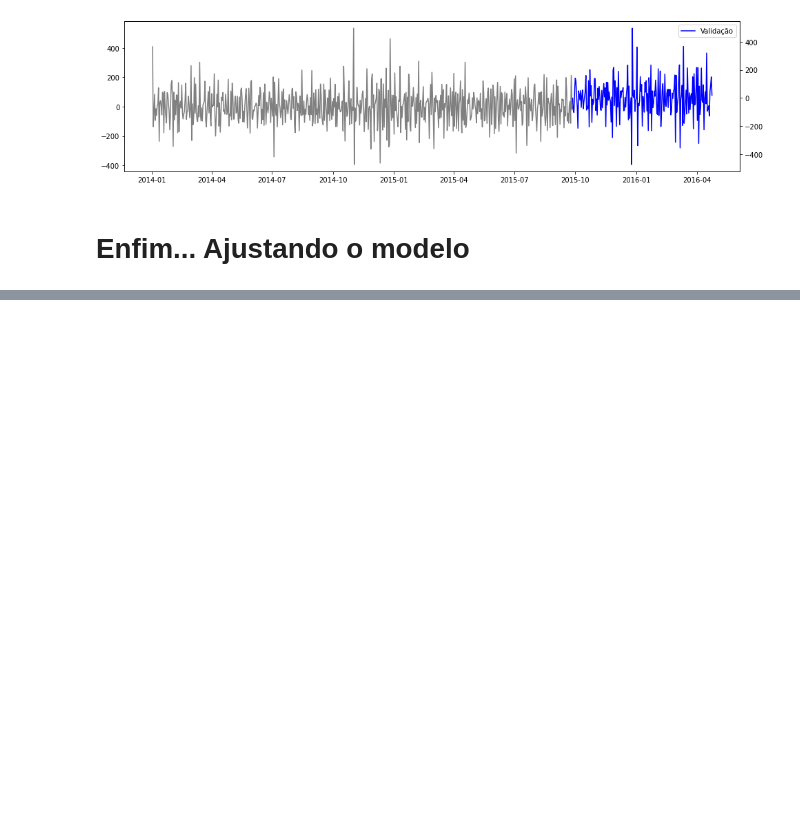
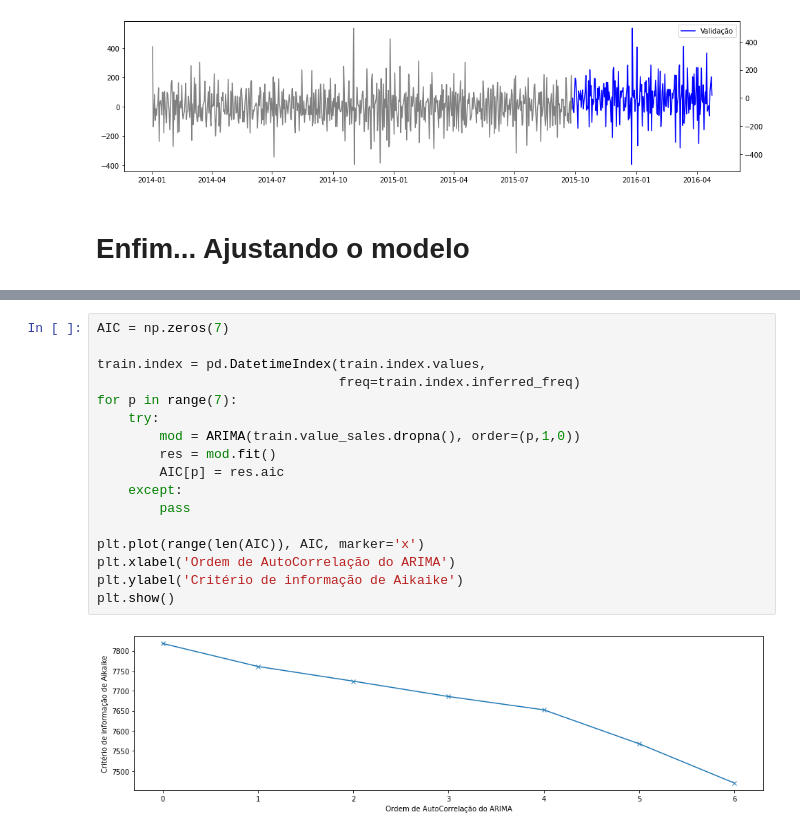
Before and after one commit to lucasmarchioro/TimeSeriesIntro, a Jupyter notebook: TimeSeries_Exemplos.ipynb, the cells around one changed output, grey strips where cells are left out. Cells and saved outputs as stored; diff of their text form; blank space fills up the shorter version.

```diff
--- a/TimeSeries_Exemplos.ipynb
+++ b/TimeSeries_Exemplos.ipynb
@@ -268,0 +344,19 @@ Ou até em modelos robustos que tem tal intuito, tal como o *Redes neurais com a
+# %%
+AIC = np.zeros(7)
+
+train.index = pd.DatetimeIndex(train.index.values,
+                               freq=train.index.inferred_freq)
+for p in range(7):
+    try:
+        mod = ARIMA(train.value_sales.dropna(), order=(p,1,0))
+        res = mod.fit()
+        AIC[p] = res.aic
+    except:
+        pass
+
+plt.plot(range(len(AIC)), AIC, marker='x')
+plt.xlabel('Ordem de AutoCorrelação do ARIMA')
+plt.ylabel('Critério de informação de Aikaike')
+plt.show()
+# %% [output]
+[figure, added]
```
Also changed, not shown: parts of 27 cells of this notebook, 3 other files.
